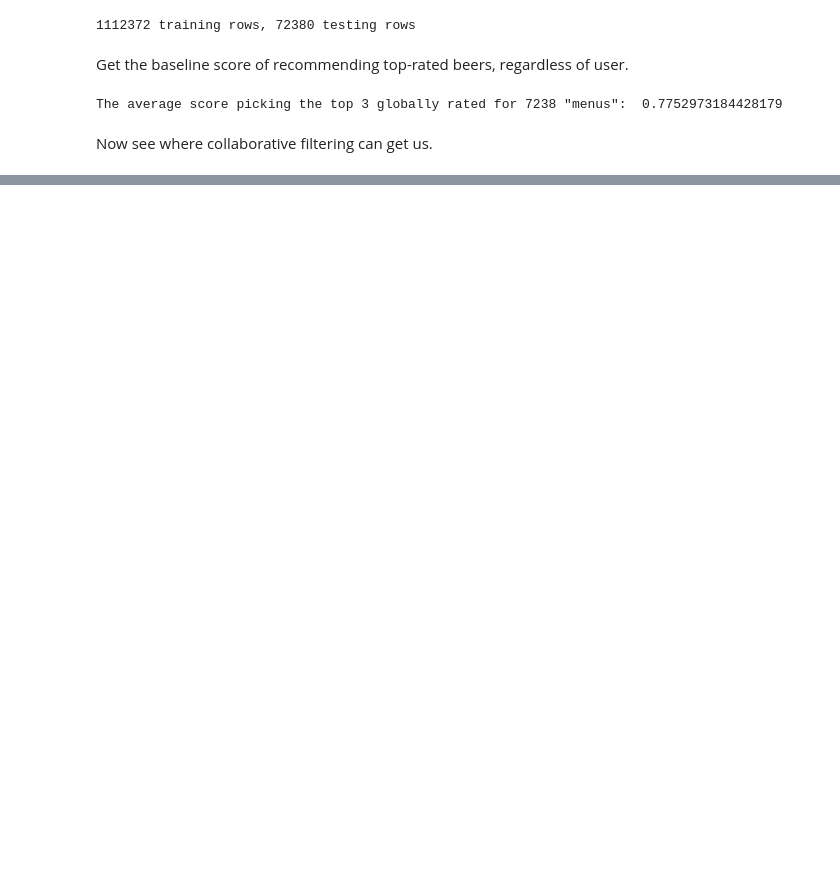
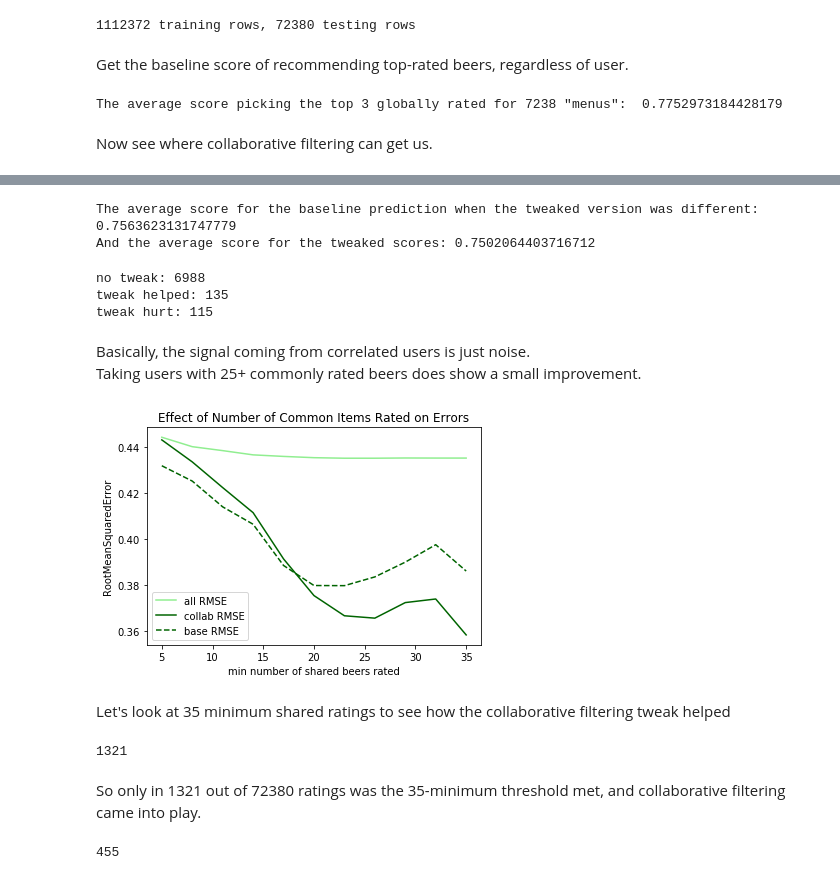
Before and after one commit to ebhtra/springboard, a Jupyter notebook: capstone_1/Mile_2.ipynb, the cells around one changed output, grey strips where cells are left out. Drawn from its saved outputs; the diff is of its cells as text; code cells hidden in the pictures; blank space fills up the shorter version.

Commit message:
Finish collaborative filtering analysis

```diff
--- a/capstone_1/Mile_2.ipynb
+++ b/capstone_1/Mile_2.ipynb
@@ -164,3 +194,5 @@ userbiasdict = dict(train.groupby('user_id').udiff.mean())
+# %%
+test.reset_index(inplace=True)
 # %%
 
 preds = []
@@ -204,0 +258,5 @@ rmse
+# %%
+diff_actuals = np.array(actual)[nonbase]
+diff_preds = np.array(preds)[nonbase]
+diff_basers = np.array(basers)[nonbase]
+len(diff_actuals) == len(diff_preds) == len(diff_basers)
@@ -204,0 +265,7 @@ rmse
+# %%
+pred_acts = diff_preds - diff_actuals
+base_acts = diff_basers - diff_actuals
+pred_rmse = np.sqrt(np.dot(pred_acts, pred_acts) / len(pred_acts))
+print(pred_rmse)
+base_rmse = np.sqrt(np.dot(base_acts, base_acts) / len(base_acts))
+print(base_rmse)
@@ -204,0 +300,19 @@ rmse
+# %%
+new_scores = np.array(scores) != np.array(bases)
+print(f'The average score for the baseline prediction when the tweaked version was different: \
+        {np.mean(np.array(bases)[new_scores])}')
+print(f'And the average score for the tweaked scores: {np.mean(np.array(scores)[new_scores])}')
+# %% [output]
+The average score for the baseline prediction when the tweaked version was different:         0.7563623131747779
+And the average score for the tweaked scores: 0.7502064403716712
+# %%
+print(f'no tweak: {sum(np.array(scores) == np.array(bases))}')
+print(f'tweak helped: {sum(np.array(scores) > np.array(bases))}')
+print(f'tweak hurt: {sum(np.array(scores) < np.array(bases))}')
+# %% [output]
+no tweak: 6988
+tweak helped: 135
+tweak hurt: 115
+# %% [markdown]
+Basically, the signal coming from correlated users is just noise.
+Taking users with 25+ commonly rated beers does show a small improvement.
@@ -204,0 +375,35 @@ rmse
+# %%
+rmses = []
+p_rmses = []
+b_rmses = []
+# start with 5 minimum common rated beers as a threshold and move up to 35
+for n in range(5,36,3):
+    # set epsilon, penalty, and min_abs_correlation to 0.1, for when n is higher
+    rmse, preds, basers, actual = score_frame(test, beer_mu, userbiasdict, shared,
+                                             udict, 1e-1, 10, 1e-1, n, 1e-1)
+    rmses.append(rmse)
+    nonbase = preds != basers
+    diff_actuals = actual[nonbase]
+    diff_preds = preds[nonbase]
+    diff_basers = basers[nonbase]
+    pred_acts = diff_preds - diff_actuals
+    base_acts = diff_basers - diff_actuals
+    pred_rmse = np.sqrt(np.dot(pred_acts, pred_acts) / len(pred_acts))
+    p_rmses.append(pred_rmse)
+    base_rmse = np.sqrt(np.dot(base_acts, base_acts) / len(base_acts))
+    b_rmses.append(base_rmse)
+# %%
+import matplotlib.pyplot as plt
+%matplotlib inline
+
+plt.plot(range(5,36,3), rmses, color='lightgreen', label='all RMSE')
+plt.plot(range(5,36,3), p_rmses, color='darkgreen', label='collab RMSE')
+plt.plot(range(5,36,3), b_rmses, '--', color='darkgreen', label='base RMSE')
+plt.xlabel('min number of shared beers rated')
+plt.ylabel('RootMeanSquaredError')
+plt.title('Effect of Number of Common Items Rated on Errors')
+plt.legend();
+# %% [output]
+[figure, added]
+# %% [markdown]
+Let's look at 35 minimum shared ratings to see how the collaborative filtering tweak helped
@@ -204,0 +413,12 @@ rmse
+# %%
+nonbase = p35 != b35
+sum(nonbase)
+# %% [output]
+1321
+# %% [markdown]
+So only in 1321 out of 72380 ratings was the 35-minimum threshold met, and collaborative filtering came into play.
+# %%
+u35 = test[nonbase].user_id.unique()
+len(u35)
+# %% [output]
+455
```
Also changed, not shown: parts of 44 cells of this notebook.
